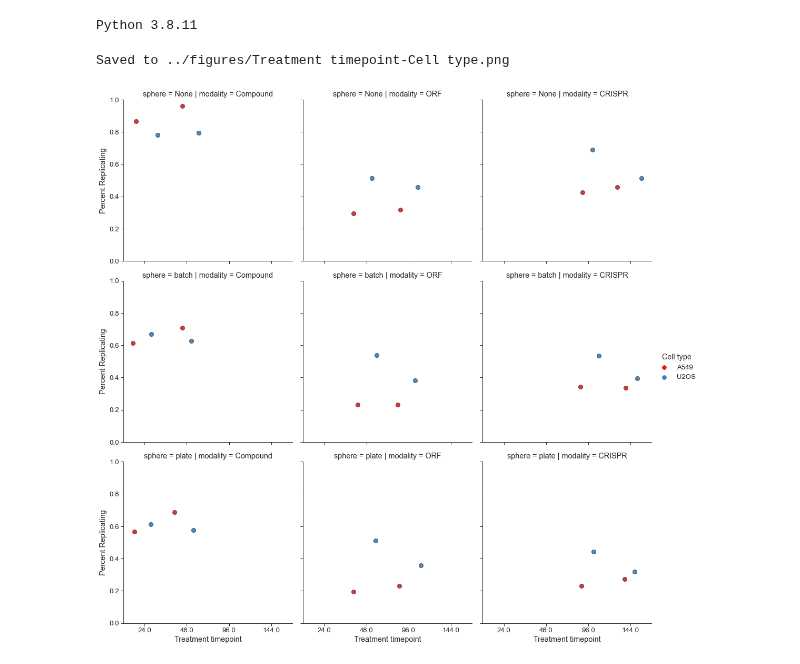
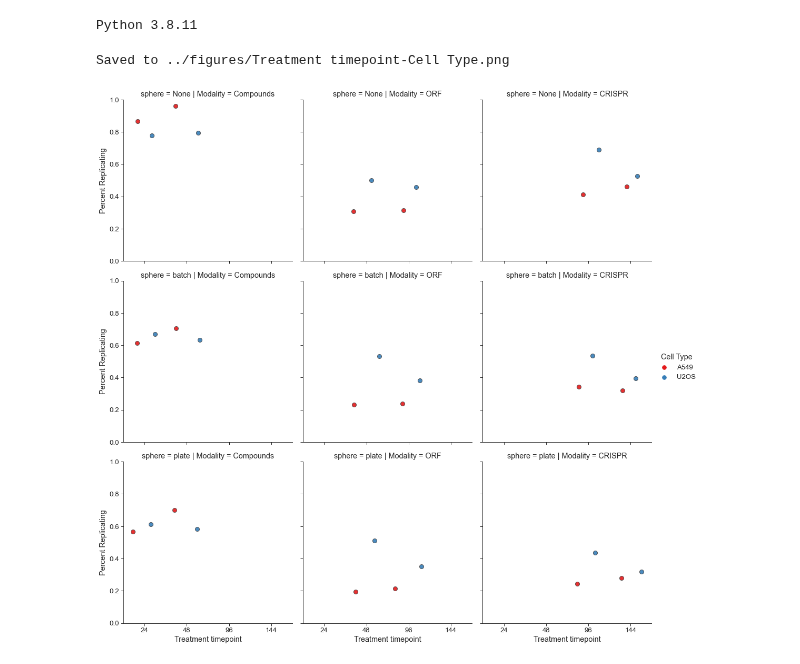
Before and after one commit to carpenter-singh-lab/2023_Cimini_NatureProtocols, a Jupyter notebook: notebooks/AssessTreatmentTimepoint.ipynb, the cells around one changed output. Cells and saved outputs as stored; diff of their text form; code cells hidden in the pictures.

Commit message:
Assess treatment timepoint

```diff
--- a/notebooks/AssessTreatmentTimepoint.ipynb
+++ b/notebooks/AssessTreatmentTimepoint.ipynb
@@ -74,6 +9,44 @@ for eachsphere in [None,'batch','plate']:
+# %%
+variable = 'Treatment timepoint'
+
+plate_df = pandas.DataFrame()
+
+experiment_dict = {
+    'A549':{
+        'Compounds':{
+            24:['BR00116991','BR00116992','BR00116993','BR00116994'],
+            48:['BR00117015','BR00117016','BR00117017','BR00117019']},
+        'ORF':{
+            48:['BR00117020','BR00117021'],
+            96:['BR00118050','BR00117006']},
+        'CRISPR':{
+            96:['BR00118041','BR00118042','BR00118043','BR00118044'],
+            144:['BR00117000','BR00117003','BR00117004','BR00117005']}
+            },
+    'U2OS':{
+        'Compounds':{
+            24:['BR00116995','BR00117024','BR00117025','BR00117026'],
+            48:['BR00117010','BR00117011','BR00117012','BR00117013']},
+        'ORF':{
+            48:['BR00117022','BR00117023'],
+            96:['BR00118039','BR00118040']},
+        'CRISPR':{
+            96:['BR00118045','BR00118046','BR00118047','BR00118048'],
+            144:['BR00116996','BR00116997','BR00116998','BR00116999' ]}
+            }
+    }
+
+for eachline in list(experiment_dict.keys()):
+    for eachmodality in list(experiment_dict[eachline].keys()):
+        for eachtimepoint in list(experiment_dict[eachline][eachmodality].keys()):
+            for eachsphere in [None,'batch','plate']:
+                plate_df = plate_df.append({'Plate Name List' : experiment_dict[eachline][eachmodality][eachtimepoint],
+                variable : eachtimepoint, 'Cell Type' : eachline, 'Percent Replicating' : calculate_percent_replicating_Target(
+                    '../profiles-cp-jump1/profiles/2020_11_04_CPJUMP1',experiment_dict[eachline][eachmodality][eachtimepoint],
+                    sphere=eachsphere),'Modality':eachmodality, 'sphere':str(eachsphere)}, ignore_index=True)
 # %%
 #You may find that running this a couple of times is needed to find a version where the jitter is about right
-plot_simple_comparison(df=plate_df,x=variable,hue='Cell type',col = 'modality',row='sphere')
+plot_simple_comparison(df=plate_df,x=variable,hue='Cell Type',col = 'Modality',row='sphere')
 # %% [output]
-Saved to ../figures/Treatment timepoint-Cell type.png
+Saved to ../figures/Treatment timepoint-Cell Type.png
-[figure, old version]
+[figure, new version]
```
Also changed, not shown: parts of 6 cells of this notebook, 4 other files.
